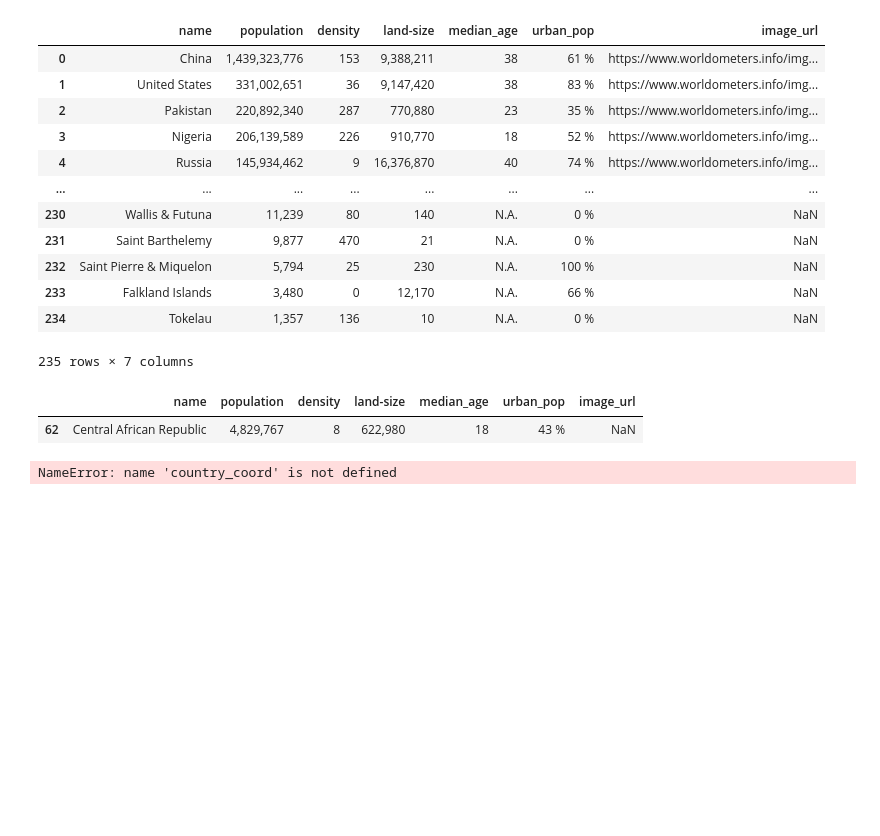
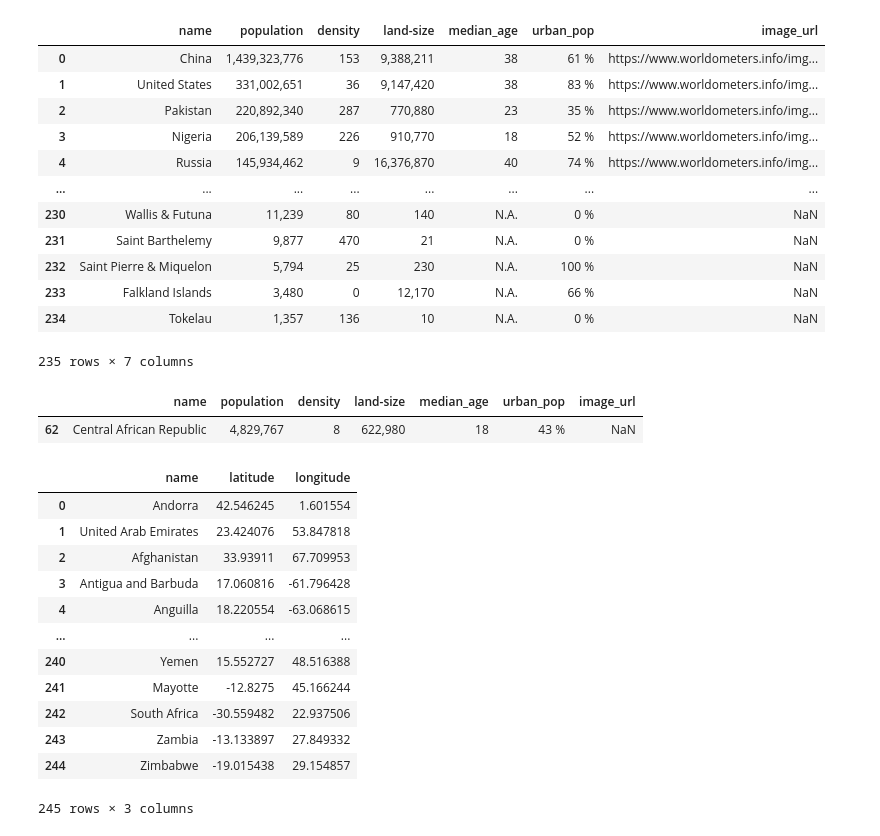
Before and after one commit to divya-gh/Climate-Interactive-Dashboard, a Jupyter notebook: country_flags_scrape.ipynb, the cells around one changed output. Saved outputs shown, nothing was run; the diff lists cells and outputs as text; code cells hidden in the pictures; blank space fills up the shorter version.

```diff
--- a/country_flags_scrape.ipynb
+++ b/country_flags_scrape.ipynb
@@ -149,21 +149,35 @@ coord_url = "https://developers.google.com/public-data/docs/canonical/countries_
 browser.visit(coord_url)
 myhtml = browser.html
 soup = BeautifulSoup(myhtml, 'html.parser')
+# %%
+country_coord = []
 # %%
 table = soup.find('table')
 table_rows = table.find_all('tr')
 # table_data = table_rows.find_all('td')
 for row in table_rows[1:]:
     table_data = row.find_all('td')
     country = table_data[3].text
     lat = table_data[1].text
     long = table_data[2].text
     country_coord.append({'name': country, 'latitude': lat, 'longitude':long})
 
 country_coord_df = pd.DataFrame(country_coord)
-country_coord_df.head()
+country_coord_df
 # %% [output]
+|  | name | latitude | longitude |
+| 0 | Andorra | 42.546245 | 1.601554 |
+| 1 | United Arab Emirates | 23.424076 | 53.847818 |
+| 2 | Afghanistan | 33.93911 | 67.709953 |
+| 3 | Antigua and Barbuda | 17.060816 | -61.796428 |
+| 4 | Anguilla | 18.220554 | -63.068615 |
+| ... | ... | ... | ... |
+| 240 | Yemen | 15.552727 | 48.516388 |
+| 241 | Mayotte | -12.8275 | 45.166244 |
+| 242 | South Africa | -30.559482 | 22.937506 |
+| 243 | Zambia | -13.133897 | 27.849332 |
+| 244 | Zimbabwe | -19.015438 | 29.154857 |
-NameError: name 'country_coord' is not defined
+245 rows × 3 columns
 # %%
 country_df = pd.merge(country_demo_df, country_coord_df, on='name', how='left')
 # %%
```
Also changed, not shown: parts of 3 cells of this notebook, 2 other files.
